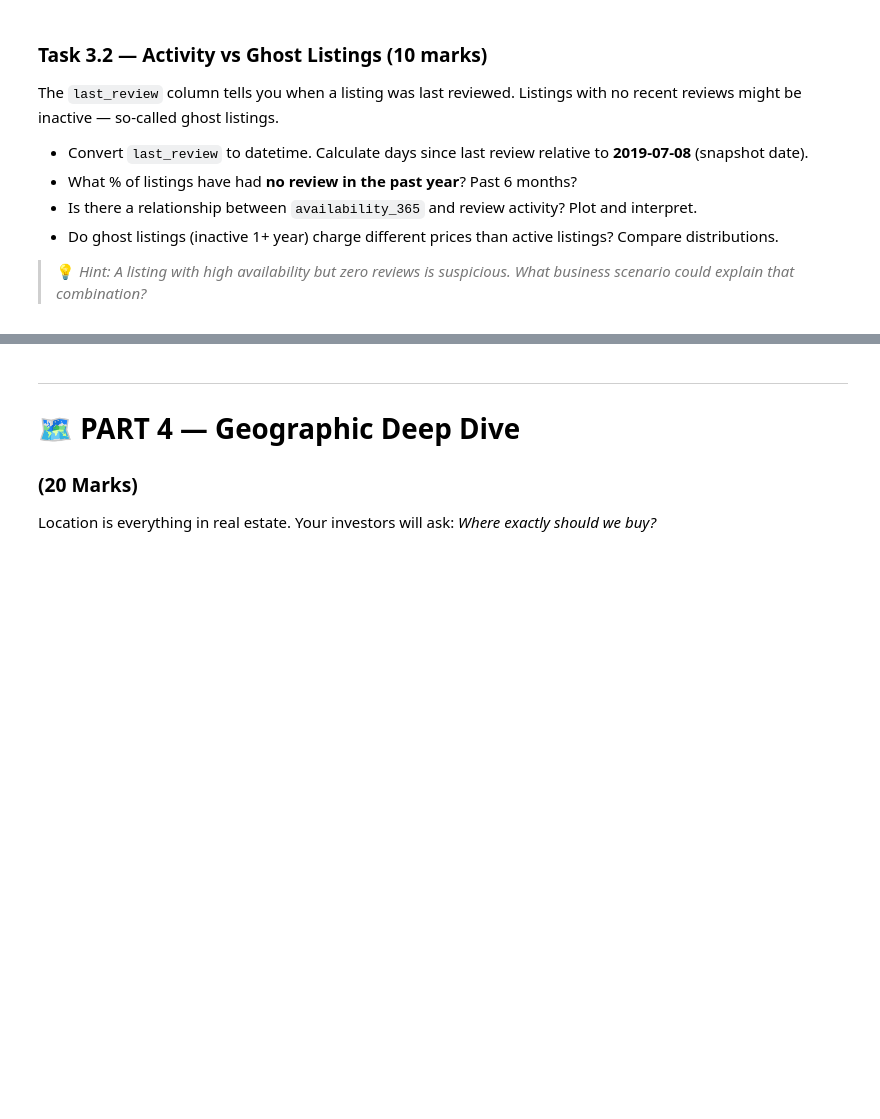
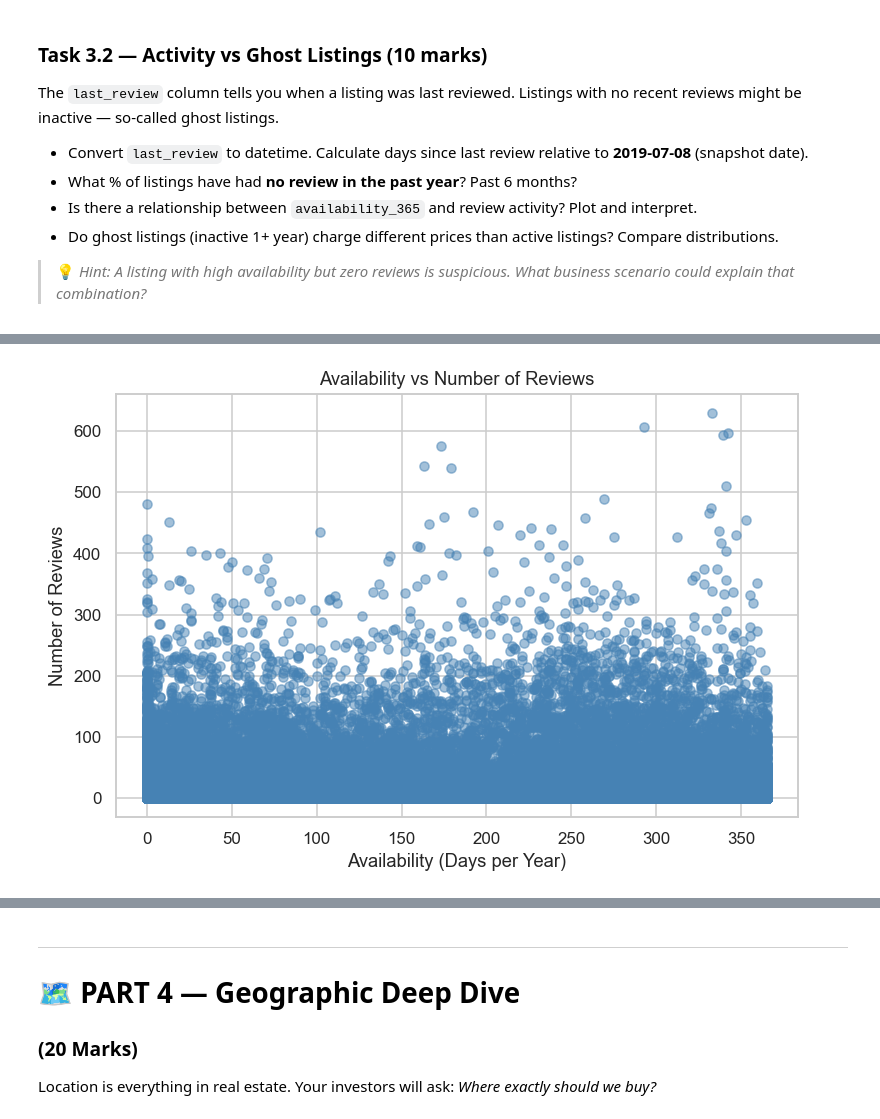
Before and after one commit to tashfeen786/Netsol-week-2, a Jupyter notebook: EDA_Assignment_NYC_Airbnb .ipynb, the cells around one changed output, grey strips where cells are left out. Saved outputs shown, nothing was run; the diff lists cells and outputs as text; code cells hidden in the pictures; blank space fills up the shorter version.

```diff
--- a/EDA_Assignment_NYC_Airbnb .ipynb
+++ b/EDA_Assignment_NYC_Airbnb .ipynb
@@ -675,0 +822,14 @@ Listings with no recent reviews might be inactive — so-called ghost listings.
+# %%
+plt.figure(figsize=(8, 5))
+
+plt.scatter(df['availability_365'],
+            df['number_of_reviews'],
+            alpha=0.5,        # transparent — zyada dots overlap hain
+            color='steelblue')
+
+plt.title('Availability vs Number of Reviews')
+plt.xlabel('Availability (Days per Year)')
+plt.ylabel('Number of Reviews')
+plt.show()
+# %% [output]
+[figure, added]
```
Also changed, not shown: parts of 19 cells of this notebook.
